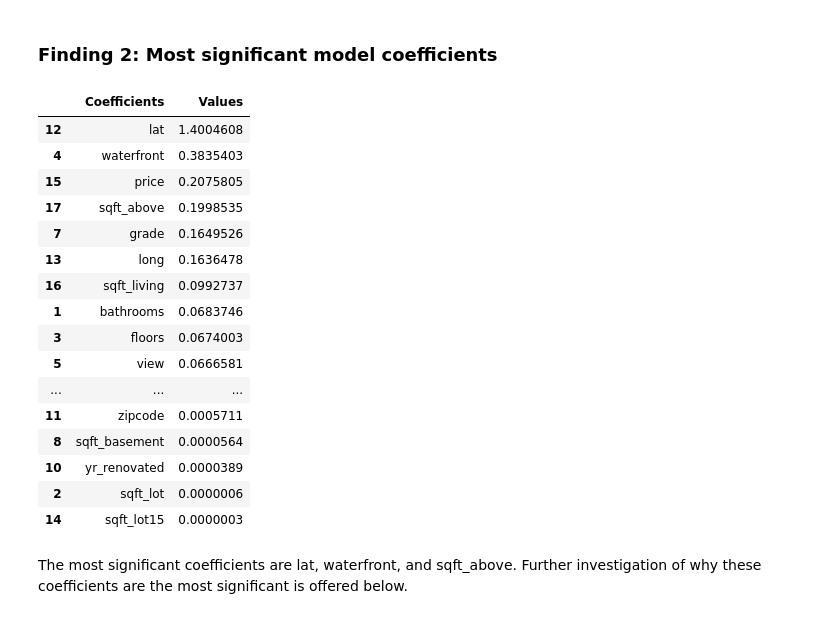
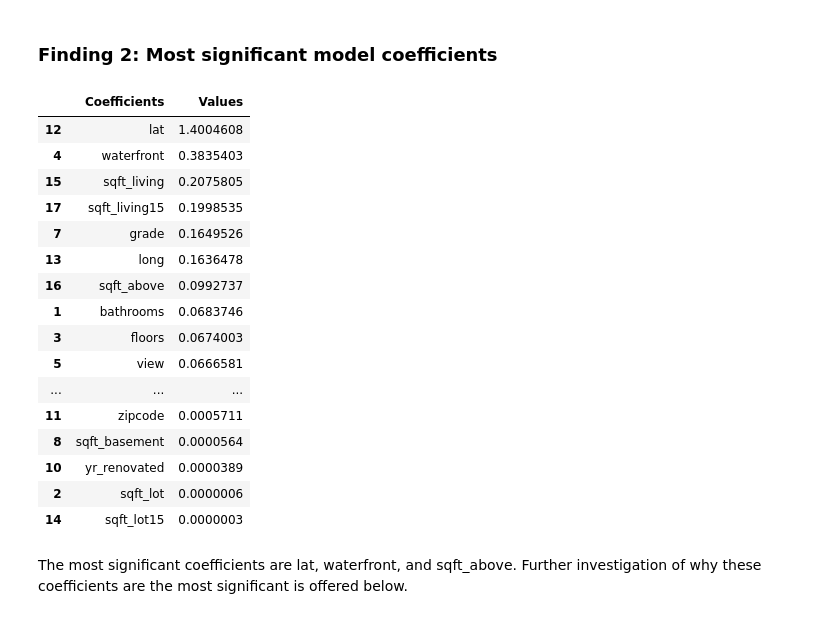
Before and after one commit to samoliver3/dsc-phase-2-project-v2-3, a Jupyter notebook: student.ipynb, the cells around one changed output. Saved outputs shown, nothing was run; the diff lists cells and outputs as text; code cells hidden in the pictures.

```diff
--- a/student.ipynb
+++ b/student.ipynb
@@ -544,34 +548,34 @@ As seen by this visualization and the r-squared value, the model is not perfect.
 # %%
 # create df with coefficient names and values
 
 # re-establish linear regression model to extract relevant info
 X_train, X_test, y_train, y_test = train_test_split(X, y, random_state=24)
 lr.fit(X_train, y_train)
 
 # define names and values of the coefficients
-co_names = df2.columns
+co_names = X_train.columns   # X_train columns - labels with log-transform
 co_values = lr.coef_
 
 # create df with these variables
 df_coefs = pd.DataFrame(list(zip(co_names, co_values)),
                         columns=['Coefficients', 'Values'])
 
 # suppress scientific notation
 pd.set_option('display.float_format', lambda x: '%.7f' % x)
 
 # change values in 'Values' to absolute - we care about the magnitude
 df_coefs['Values'] = df_coefs['Values'].abs()
 
 df_coefs.sort_values(by='Values', ascending=False)     # highest values at top
 # %% [output]
 |  | Coefficients | Values |
 | 12 | lat | 1.4004608 |
 | 4 | waterfront | 0.3835403 |
-| 15 | price | 0.2075805 |
-| 17 | sqft_above | 0.1998535 |
+| 15 | sqft_living | 0.2075805 |
+| 17 | sqft_living15 | 0.1998535 |
 | 7 | grade | 0.1649526 |
 | 13 | long | 0.1636478 |
-| 16 | sqft_living | 0.0992737 |
+| 16 | sqft_above | 0.0992737 |
 | 1 | bathrooms | 0.0683746 |
 | 3 | floors | 0.0674003 |
 | 5 | view | 0.0666581 |
```
Also changed, not shown: parts of 6 cells of this notebook.
